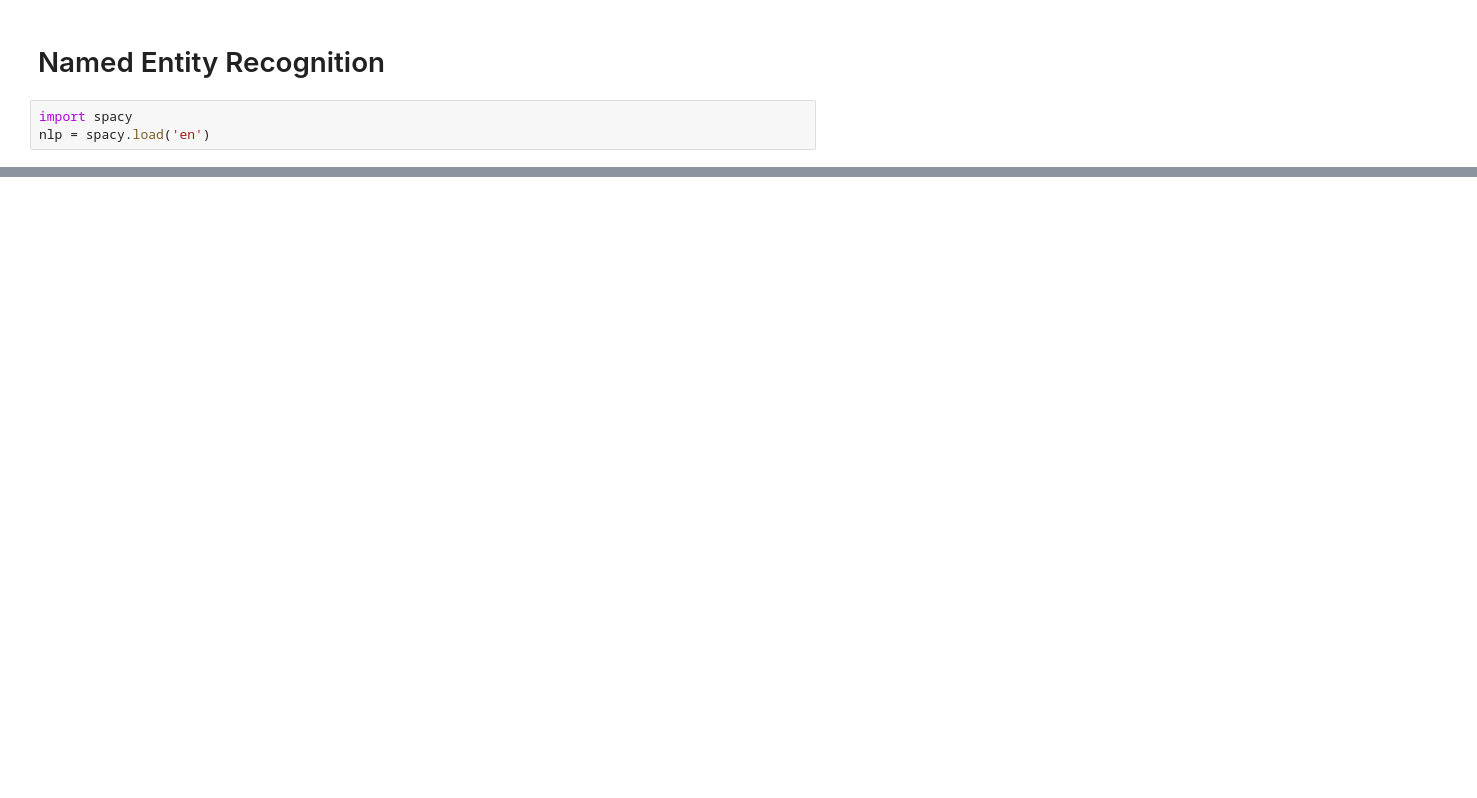
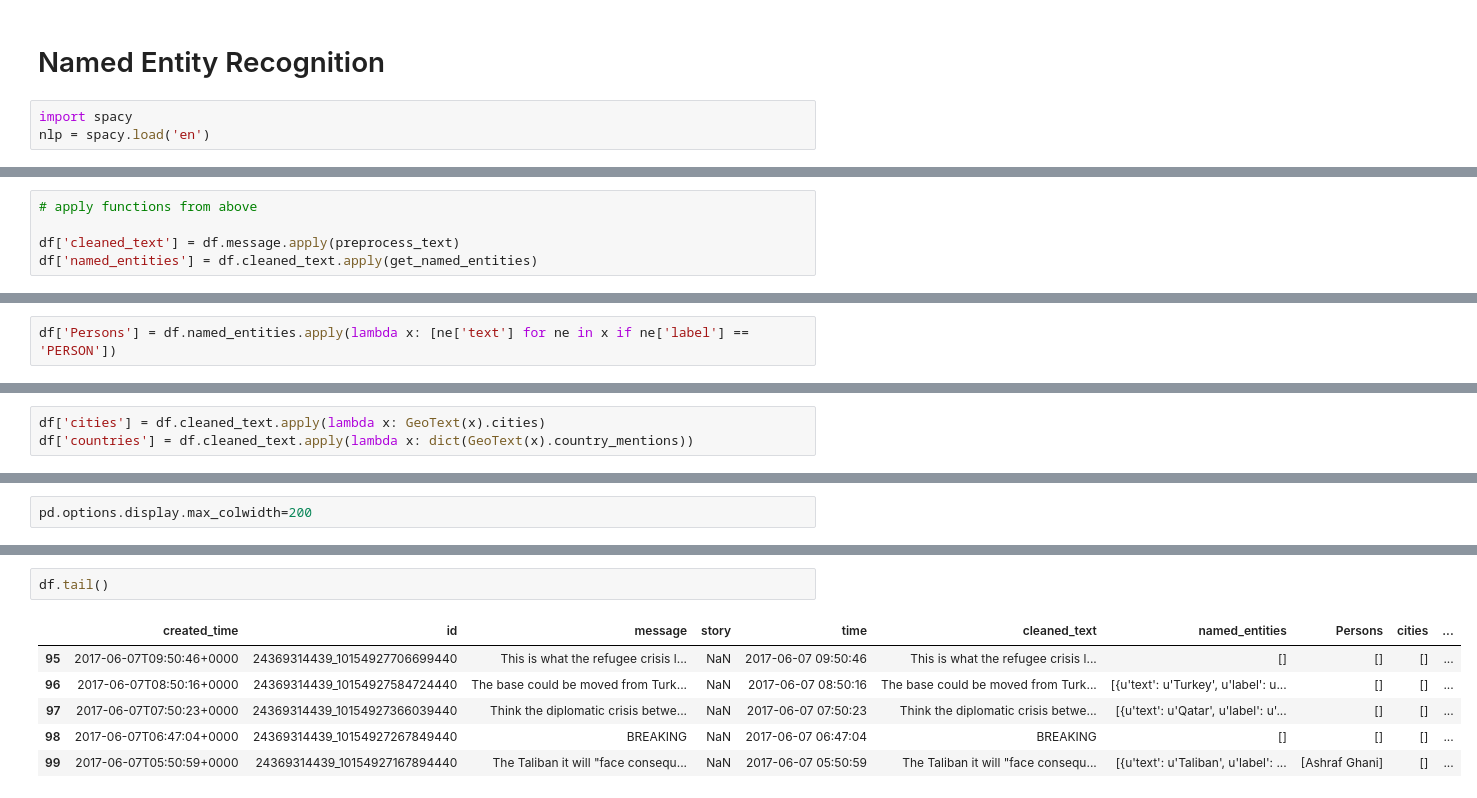
Before and after one commit to tobysoby/hhackathon, a Jupyter notebook: notebooks/first Analyses.ipynb, the cells around one changed output, grey strips where cells are left out. Cells and saved outputs as stored; diff of their text form; blank space fills up the shorter version.

```diff
--- a/notebooks/first Analyses.ipynb
+++ b/notebooks/first Analyses.ipynb
@@ -68 +94,6 @@ df['named_entities'] = df.message.apply(get_named_entities)
+# %%
+# apply functions from above
+
+df['cleaned_text'] = df.message.apply(preprocess_text)
+df['named_entities'] = df.cleaned_text.apply(get_named_entities)
 # %%
@@ -80,0 +125,2 @@ df.named_entities[3]
+# %%
+df['Persons'] = df.named_entities.apply(lambda x: [ne['text'] for ne in x if ne['label'] == 'PERSON'])
@@ -80,0 +167,3 @@ df.named_entities[3]
+# %%
+df['cities'] = df.cleaned_text.apply(lambda x: GeoText(x).cities)
+df['countries'] = df.cleaned_text.apply(lambda x: dict(GeoText(x).country_mentions))
@@ -80,0 +191,2 @@ df.named_entities[3]
+# %%
+pd.options.display.max_colwidth=200
@@ -80,0 +213,9 @@ df.named_entities[3]
+# %%
+df.tail()
+# %% [output]
+|  | created_time | id | message | story | time | cleaned_text | named_entities | Persons | cities | ... |
+| 95 | 2017-06-07T09:50:46+0000 | 24369314439_10154927706699440 | This is what the refugee crisis l... | NaN | 2017-06-07 09:50:46 | This is what the refugee crisis l... | [] | [] | [] | ... |
+| 96 | 2017-06-07T08:50:16+0000 | 24369314439_10154927584724440 | The base could be moved from Turk... | NaN | 2017-06-07 08:50:16 | The base could be moved from Turk... | [{u'text': u'Turkey', u'label': u... | [] | [] | ... |
+| 97 | 2017-06-07T07:50:23+0000 | 24369314439_10154927366039440 | Think the diplomatic crisis betwe... | NaN | 2017-06-07 07:50:23 | Think the diplomatic crisis betwe... | [{u'text': u'Qatar', u'label': u'... | [] | [] | ... |
+| 98 | 2017-06-07T06:47:04+0000 | 24369314439_10154927267849440 | BREAKING | NaN | 2017-06-07 06:47:04 | BREAKING | [] | [] | [] | ... |
+| 99 | 2017-06-07T05:50:59+0000 | 24369314439_10154927167894440 | The Taliban it will "face consequ... | NaN | 2017-06-07 05:50:59 | The Taliban it will "face consequ... | [{u'text': u'Taliban', u'label': ... | [Ashraf Ghani] | [] | ... |
```
Also changed, not shown: parts of 28 cells of this notebook.
